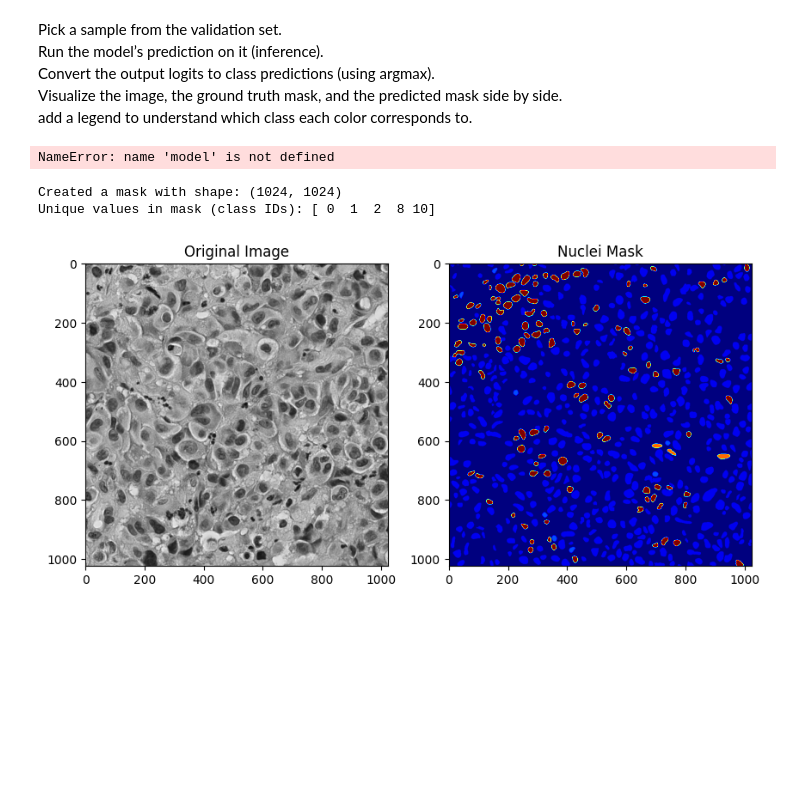
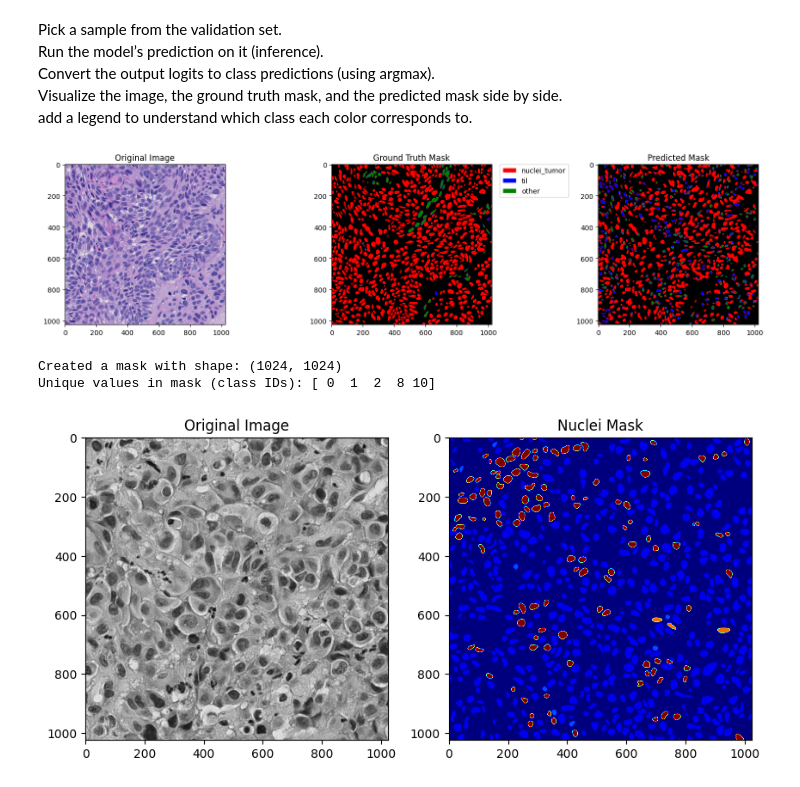
Before and after one commit to censky2/MLDLFinal, a Jupyter notebook: Task2.ipynb, the cells around one changed output. Drawn from its saved outputs; the diff is of its cells as text; code cells hidden in the pictures; blank space fills up the shorter version.

```diff
--- a/Task2.ipynb
+++ b/Task2.ipynb
@@ -376,6 +394,14 @@ colors = [
     '#808080'   # 10: nuclei_apoptosis (gray)
 ]
 
+# Task 1
+colors_task1 = [
+    '#000000',  # 0: background (black)
+    '#ff0000',  # 1: nuclei_tumor (red)
+    '#0000ff',  # 2: nuclei_lymphocyte + nuclei_plasma_cell (blue)
+    '#008000',  # 3: other (green)
+]
+
 # Since we have 11 indices (0 to 10), we can directly slice the list if fewer classes appear.
 max_class_id = max(class_map.values())
 cmap = ListedColormap(colors[:max_class_id+1])
@@ -446,7 +472,7 @@ def create_nuclei_mask(image_path, annotation_path):
     for feat in features:
         props = feat.get('properties', {})
         geometry = feat.get('geometry', {})
-        cls_id = get_nucleus_class_int(props)
+        cls_id = get_nucleus_class_int_task1(props) # changed to task1
         if geometry.get('type') == 'Polygon':
             coords = geometry['coordinates'][0]
             x_coords = [c[0] for c in coords]
@@ -480,11 +539,19 @@ for ann_file in annotation_files:
 # %%
 # ------- Create a PyTorch Dataset for Training -------
 class NucleiDataset(Dataset):
-    def __init__(self, img_dir, mask_dir, transform=None):
+    def __init__(self, img_dir, mask_dir, transform=None, num_samples=5):
         self.img_dir = img_dir
         self.mask_dir = mask_dir
         self.transform = transform
         self.img_files = sorted(glob.glob(os.path.join(img_dir, '*.npy')))
+
+        for file in self.img_files:
+            base_name = os.path.splitext(os.path.basename(file))[0]
+            mask_file = os.path.join(self.mask_dir, base_name+'_mask.npy')
+            mask = np.load(mask_file)
+            unique, counts = np.unique(mask, return_counts=True)
+            if len(counts) == 4 and counts[2] + counts[3] > counts[1]:
+                self.img_files = self.img_files + num_samples * [file]
 
     def __len__(self):
         return len(self.img_files)
@@ -501,12 +568,18 @@ class NucleiDataset(Dataset):
         if img.ndim == 3 and img.shape[2] == 4:
             img = img[..., :3]
 
+        # Optional transforms (normalization, augmentation) can be applied here
+        # E.g., simple normalization:
+
+        if self.transform != None:
+            augmented = self.transform(image=img, mask=mask)
+            img, mask = augmented['image'], augmented['mask']
+
+        img = img / 255.0
+
         # Convert to tensors
         img_tensor = torch.from_numpy(img.transpose(2,0,1)).float()  # C,H,W
         mask_tensor = torch.from_numpy(mask).long()  # H,W
 
-        # Optional transforms (normalization, augmentation) can be applied here
-        # E.g., simple normalization:
-        img_tensor = img_tensor / 255.0
 
         return img_tensor, mask_tensor
@@ -599,10 +829,12 @@ imgs, masks = next(val_iter)
 imgs = imgs.cuda()
 with torch.no_grad():
     outputs = model(imgs)
+    class_channels = outputs[:, :num_classes, :, :]
+
 
 # outputs shape is (batch_size, num_classes, height, width)
 # We need to get the predicted class for each pixel.
-preds = torch.argmax(outputs, dim=1)  # shape: (batch_size, height, width)
+preds = torch.argmax(class_channels, dim=1)  # shape: (batch_size, height, width)
 
 imgs = imgs.cpu().numpy()  # convert back to CPU and numpy
 masks = masks.cpu().numpy()
@@ -648,38 +880,38 @@ img_sample = img_sample.transpose(1, 2, 0)  # H, W, C
 #     '#808080'   # 10: nuclei_apoptosis (gray)
 # ]
 
-max_class_id = max(class_map.values())
-cmap = ListedColormap(colors[:max_class_id+1])
+max_class_id = max(class_map_task1.values())
+cmap = ListedColormap(colors_task1[:max_class_id+1])
 
 # Create legend elements
 from matplotlib.patches import Patch
 legend_elements = []
-for class_name, class_id in class_map.items():
+for class_name, class_id in class_map_task1.items():
     legend_elements.append(
-        Patch(facecolor=colors[class_id], edgecolor='w', label=class_name)
+        Patch(facecolor=colors_task1[class_id], edgecolor='w', label=class_name)
     )
 
 # Plot the original image, ground truth mask, and predicted mask
 fig, axes = plt.subplots(1, 3, figsize=(15,5))
 
 axes[0].set_title("Original Image")
 # If image is RGBA, display only RGB
 if img_sample.shape[2] == 4:
     axes[0].imshow(img_sample[..., :3])
 else:
     axes[0].imshow(img_sample)
 
 axes[1].set_title("Ground Truth Mask")
 im = axes[1].imshow(mask_sample, cmap=cmap, vmin=0, vmax=max_class_id)
 axes[1].legend(handles=legend_elements, bbox_to_anchor=(1.05, 1), loc='upper left', borderaxespad=0.)
 
 axes[2].set_title("Predicted Mask")
 axes[2].imshow(pred_sample, cmap=cmap, vmin=0, vmax=max_class_id)
 
 plt.tight_layout()
 plt.show()
 # %% [output]
-NameError: name 'model' is not defined
+[figure, added]
 # %%
 
 # Step 8: If we have the image loaded, create a mask for the entire ROI.
```
Also changed, not shown: parts of 12 cells of this notebook.
